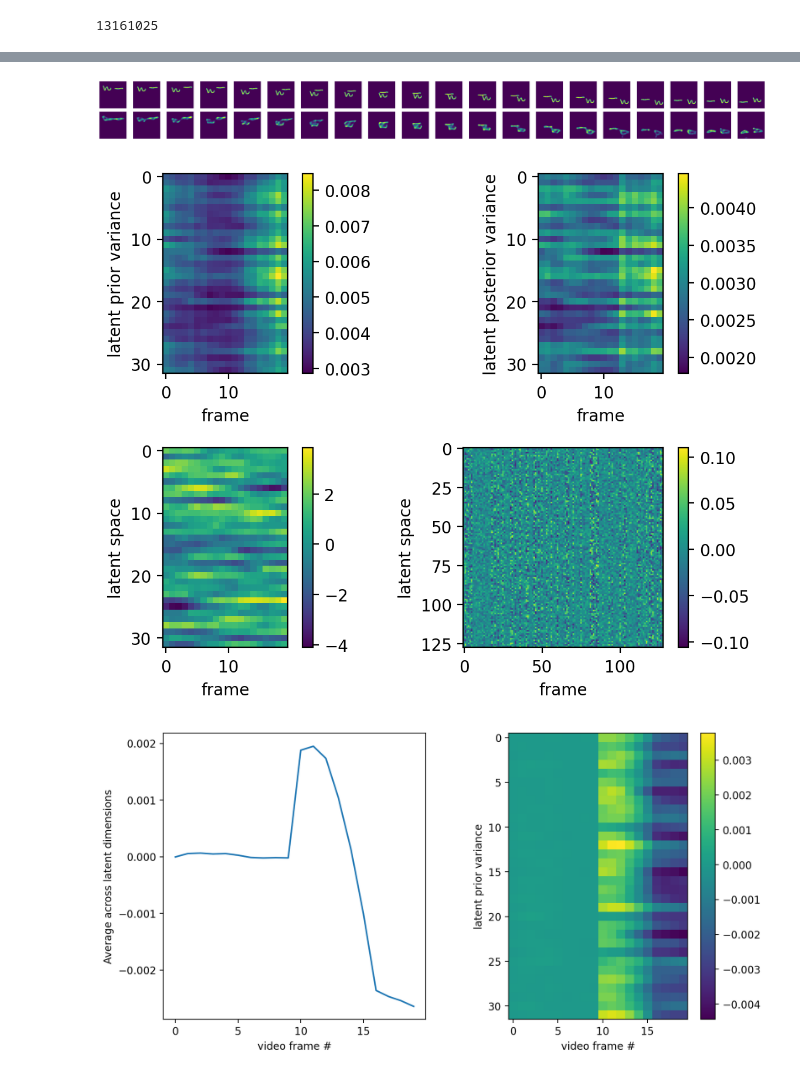
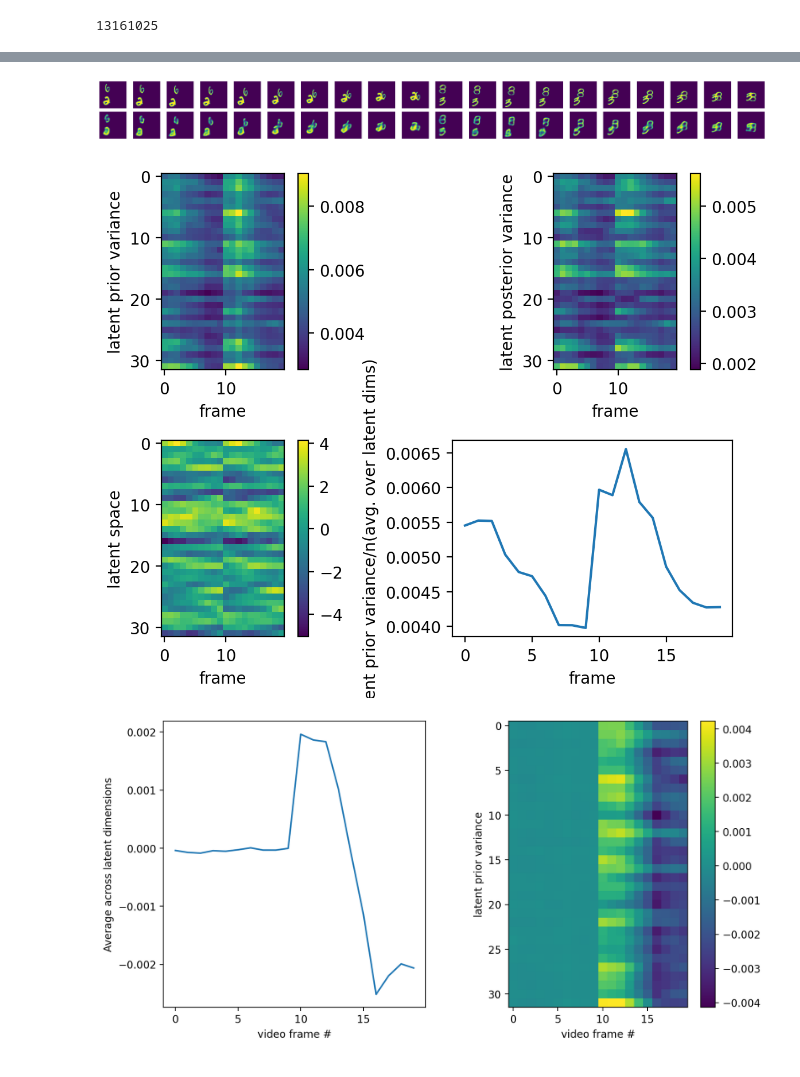
Before and after one commit to FelixHub/serotonin_model, a Jupyter notebook: dvae convolution.ipynb, the cells around one changed output, grey strips where cells are left out. Cells and saved outputs as stored; diff of their text form; code cells hidden in the pictures.

```diff
--- a/dvae convolution.ipynb
+++ b/dvae convolution.ipynb
@@ -277,8 +277,8 @@ def plot_video_comparison(video,reconstructed_video):
     fig.tight_layout()
 
 random_index = np.random.randint(200)
-sample = data[random_index]
-# sample = np.concatenate((data[random_index][:10],data[random_index+1][:10]))
+# sample = data[random_index]
+sample = np.concatenate((data[random_index][:10],data[random_index+1][:10]))
 sample_tensor = torch.reshape(torch.tensor(sample).float(),(20,1,64,64)).float().to(device)
 y, mean, logvar, mean_prior, logvar_prior, z = vrnn.forward(sample_tensor,generation_mode=False)
 reconstructed_sample = y.cpu().detach().numpy().reshape((20,64,64))
@@ -286,7 +286,7 @@ reconstructed_sample = y.cpu().detach().numpy().reshape((20,64,64))
 
 plot_video_comparison(sample,reconstructed_sample)
 # %% [output]
-[figure, old version]
+[figure, new version]
 # %%
 var_posterior = np.exp(logvar.cpu().detach().numpy().reshape((20,latent_size)))
 var_prior = np.exp(logvar_prior.cpu().detach().numpy().reshape((20,latent_size)))
@@ -294,34 +294,35 @@ latent_var = z.cpu().detach().numpy().reshape((20,latent_size))
 # %%
 plt.figure()
 
 plt.subplot(221)
 plt.imshow(var_prior.T)
 plt.colorbar()
 plt.xlabel('frame')
 plt.ylabel('latent prior variance')
 
 plt.subplot(222)
 plt.imshow(var_posterior.T)
 plt.colorbar()
 plt.xlabel('frame')
 plt.ylabel('latent posterior variance')
 
 plt.subplot(223)
 plt.imshow(latent_var.T)
 plt.colorbar()
 plt.xlabel('frame')
 plt.ylabel('latent space')
 
 plt.subplot(224)
-plt.imshow(vrnn.rnn.weight_hh_l0.cpu().detach().numpy())
-plt.colorbar()
+# plt.imshow(vrnn.rnn.weight_hh_l0.cpu().detach().numpy())
+# plt.colorbar()
+plt.plot(np.mean(var_prior.T, axis=0))
 plt.xlabel('frame')
-plt.ylabel('latent space')
+plt.ylabel('latent prior variance/n(avg. over latent dims)')
 
 plt.tight_layout()
 plt.show()
 # %% [output]
-[figure, old version]
+[figure, new version]
 # %%
 def get_variances_and_latents(shuffle: bool = False, offset: int = 100, switch_frame: int = 10) -> tuple:
     idx = np.random.randint(100)
@@ -376,4 +377,4 @@ def plot_latent_prior_variance(var_prior_averaged: np.ndarray) -> None:
 var_prior_averaged = compute_average_latent_prior_variance(n_samples=100)
 plot_latent_prior_variance(var_prior_averaged)
 # %% [output]
-[figure, old version]
+[figure, new version]
```
